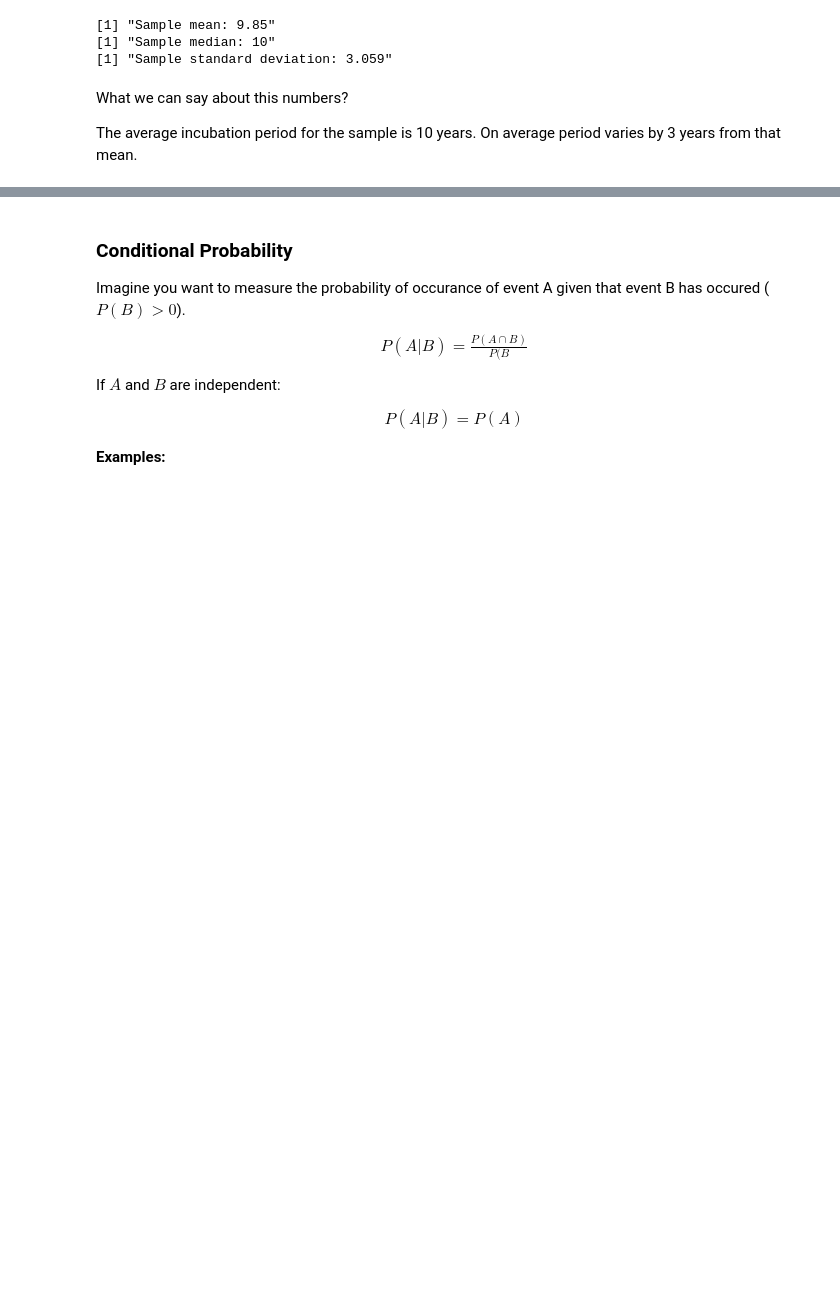
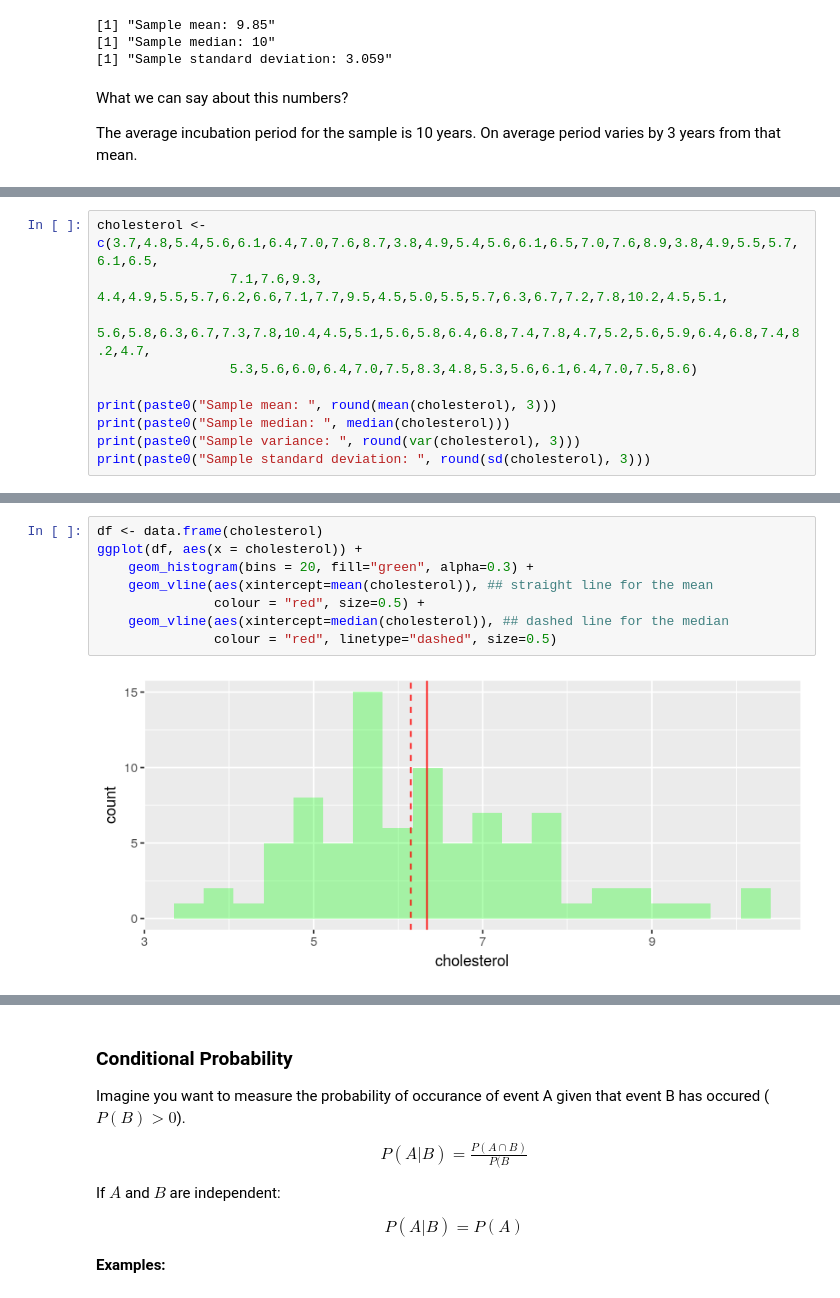
Before and after one commit to ahmetgunduz/biostatistics-in-r, a Jupyter notebook: biostatistics_pt1.ipynb, the cells around one changed output, grey strips where cells are left out. Drawn from its saved outputs; the diff is of its cells as text; blank space fills up the shorter version.

```diff
--- a/biostatistics_pt1.ipynb
+++ b/biostatistics_pt1.ipynb
@@ -273,0 +305,10 @@ The average incubation period for the sample is 10 years. On average period vari
+# %%
+cholesterol <- c(3.7,4.8,5.4,5.6,6.1,6.4,7.0,7.6,8.7,3.8,4.9,5.4,5.6,6.1,6.5,7.0,7.6,8.9,3.8,4.9,5.5,5.7,6.1,6.5,
+                 7.1,7.6,9.3,  4.4,4.9,5.5,5.7,6.2,6.6,7.1,7.7,9.5,4.5,5.0,5.5,5.7,6.3,6.7,7.2,7.8,10.2,4.5,5.1,
+                 5.6,5.8,6.3,6.7,7.3,7.8,10.4,4.5,5.1,5.6,5.8,6.4,6.8,7.4,7.8,4.7,5.2,5.6,5.9,6.4,6.8,7.4,8.2,4.7,
+                 5.3,5.6,6.0,6.4,7.0,7.5,8.3,4.8,5.3,5.6,6.1,6.4,7.0,7.5,8.6)
+
+print(paste0("Sample mean: ", round(mean(cholesterol), 3)))
+print(paste0("Sample median: ", median(cholesterol)))
+print(paste0("Sample variance: ", round(var(cholesterol), 3)))
+print(paste0("Sample standard deviation: ", round(sd(cholesterol), 3)))
@@ -273,0 +336,10 @@ The average incubation period for the sample is 10 years. On average period vari
+# %%
+df <- data.frame(cholesterol)
+ggplot(df, aes(x = cholesterol)) +
+    geom_histogram(bins = 20, fill="green", alpha=0.3) +
+    geom_vline(aes(xintercept=mean(cholesterol)), ## straight line for the mean
+               colour = "red", size=0.5) +
+    geom_vline(aes(xintercept=median(cholesterol)), ## dashed line for the median
+               colour = "red", linetype="dashed", size=0.5)
+# %% [output]
+[figure, added]
```
Also changed, not shown: parts of 13 cells of this notebook.
